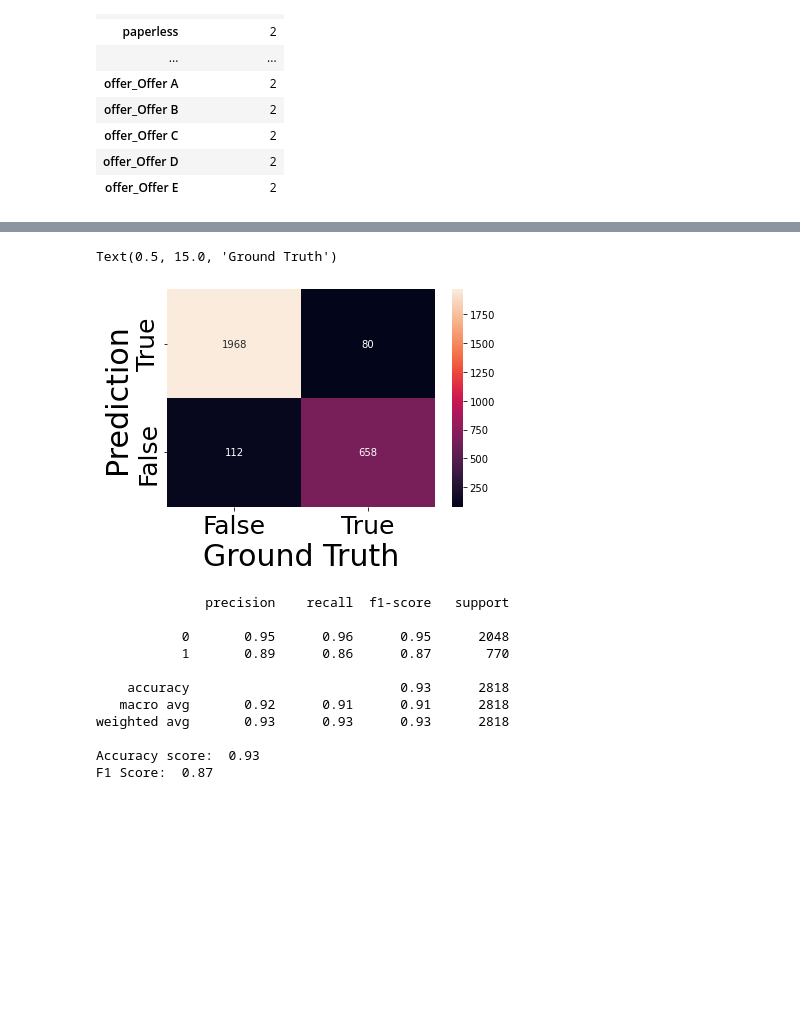
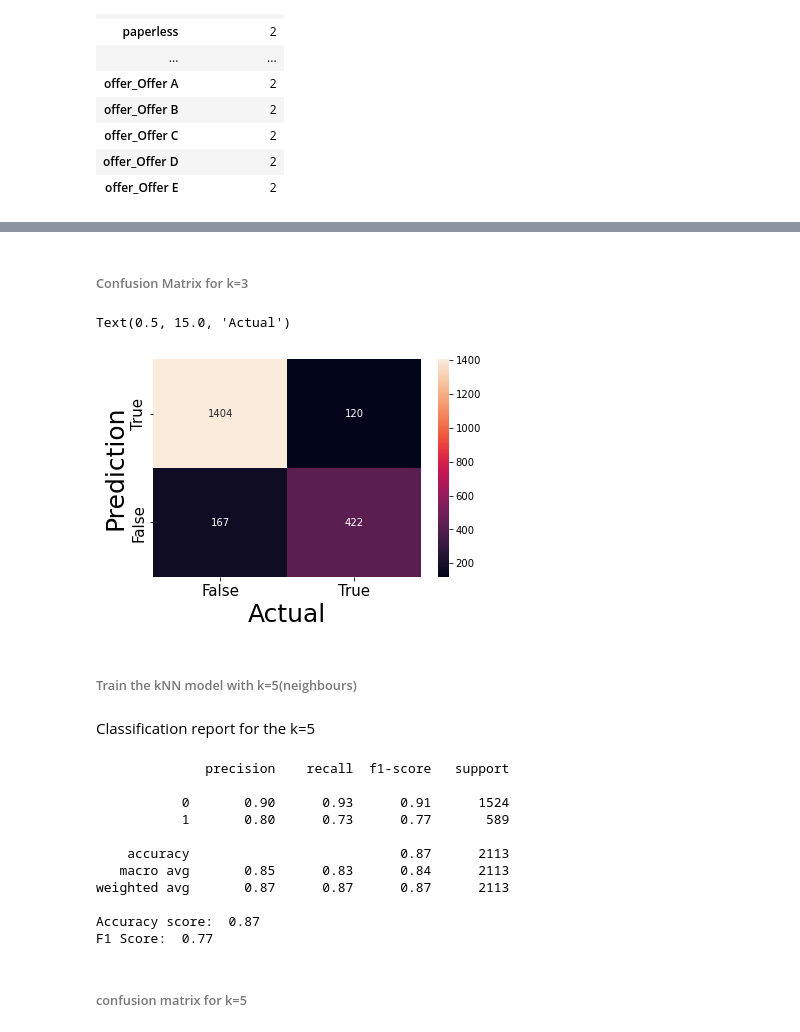
Before and after one commit to sundharesan11/KNN_OnCustomerChurn, a Jupyter notebook: KNN_OnCustomerChurn.ipynb, the cells around one changed output, grey strips where cells are left out. Drawn from its saved outputs; the diff is of its cells as text; code cells hidden in the pictures; blank space fills up the shorter version.

Commit message:
finding right k value and adding elbow curve

```diff
--- a/KNN_OnCustomerChurn.ipynb
+++ b/KNN_OnCustomerChurn.ipynb
@@ -114,2 +158,2 @@ cat_var
 # %%
-ordinal_var = ['contract', 'satisfaction', 'months']
+ordinal_var
@@ -170,4 +261,6 @@ cat_var
 # %%
-data = pd.get_dummies(data, columns=cat_var, drop_first=True)
+from sklearn.preprocessing import MinMaxScaler
+mm = MinMaxScaler()
 # %%
-data.describe().T
+for column in [ordinal_var + numeric_var]:
+    data[column] = mm.fit_transform(data[column])
@@ -195,3 +293,3 @@ data.to_csv(savefile, index=False)
 # %%
 y, X = data['churn_value'], data.drop(columns='churn_value')
-X_train, X_test, y_train, y_test = train_test_split(X, y, test_size=0.4, random_state=42)
+X_train, X_test, y_train, y_test = train_test_split(X, y, test_size=0.3, random_state=42)
@@ -218,33 +320,41 @@ F1 Score:  0.87
+# %% [markdown]
+###### Confusion Matrix for k=3
 # %%
 ax = sns.heatmap(confusion_matrix(y_test, y_pred), annot=True, fmt='d')
 labels = ['False', 'True']
-ax.set_xticklabels(labels, fontsize=25);
-ax.set_yticklabels(labels[::-1], fontsize=25);
-ax.set_ylabel('Prediction', fontsize=30);
-ax.set_xlabel('Ground Truth', fontsize=30)
+ax.set_xticklabels(labels, fontsize=15);
+ax.set_yticklabels(labels[::-1], fontsize=15);
+ax.set_ylabel('Prediction', fontsize=25);
+ax.set_xlabel('Actual', fontsize=25)
 # %% [output]
-Text(0.5, 15.0, 'Ground Truth')
+Text(0.5, 15.0, 'Actual')
-[figure, old version]
+[figure, new version]
+# %% [markdown]
+###### Train the kNN model with k=5(neighbours)
 # %%
 knn = KNeighborsClassifier(n_neighbors=5)
 knn = knn.fit(X_train, y_train)
 y_pred = knn.predict(X_test)
-
-print(classification_report(y_test, y_pred))
-print('Accuracy score: ', round(accuracy_score(y_test, y_pred), 2))
-print('F1 Score: ', round(f1_score(y_test, y_pred), 2))
-# %% [output]
-              precision    recall  f1-score   support
-
-           0       0.95      0.96      0.95      2048
-           1       0.89      0.86      0.87       770
-
-    accuracy                           0.93      2818
-   macro avg       0.92      0.91      0.91      2818
-weighted avg       0.93      0.93      0.93      2818
-
-Accuracy score:  0.93
-F1 Score:  0.87
+# %% [markdown]
+Classification report for the k=5
+# %%
+print(classification_report(y_test, y_pred))
+print('Accuracy score: ', round(accuracy_score(y_test, y_pred), 2))
+print('F1 Score: ', round(f1_score(y_test, y_pred), 2))
+# %% [output]
+              precision    recall  f1-score   support
+
+           0       0.90      0.93      0.91      1524
+           1       0.80      0.73      0.77       589
+
+    accuracy                           0.87      2113
+   macro avg       0.85      0.83      0.84      2113
+weighted avg       0.87      0.87      0.87      2113
+
+Accuracy score:  0.87
+F1 Score:  0.77
+# %% [markdown]
+###### confusion matrix for k=5
 # %%
 ax = sns.heatmap(confusion_matrix(y_test, y_pred), annot=True, fmt='d')
 labels = ['False', 'True']
```
Also changed, not shown: parts of 66 cells of this notebook, 1 other file.
